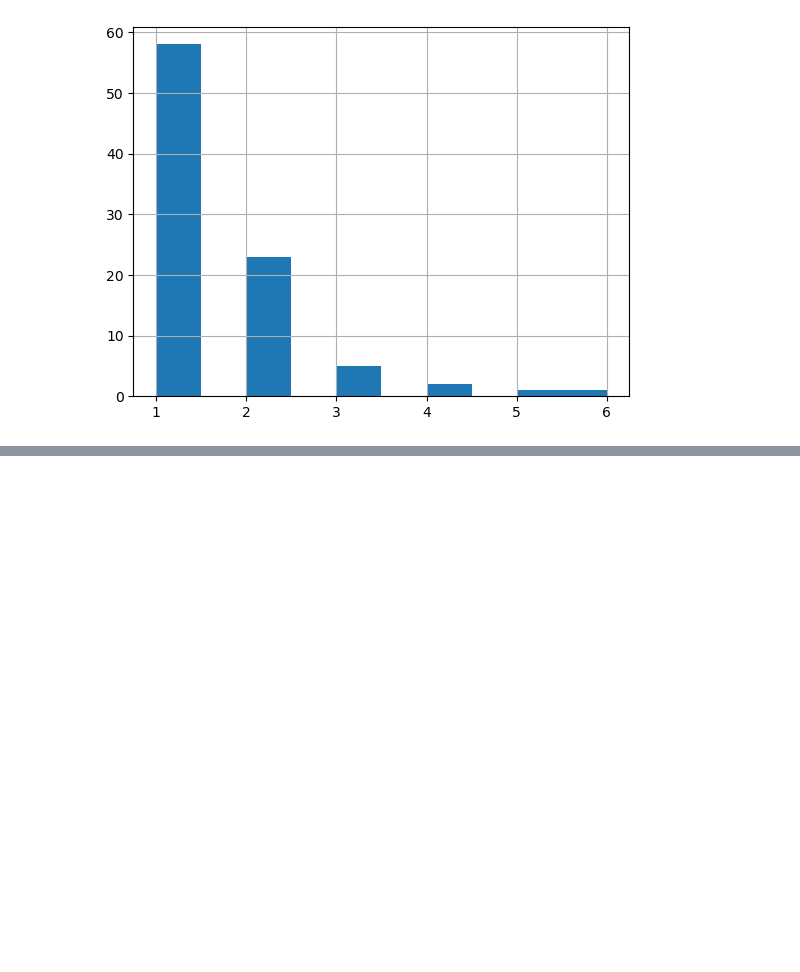
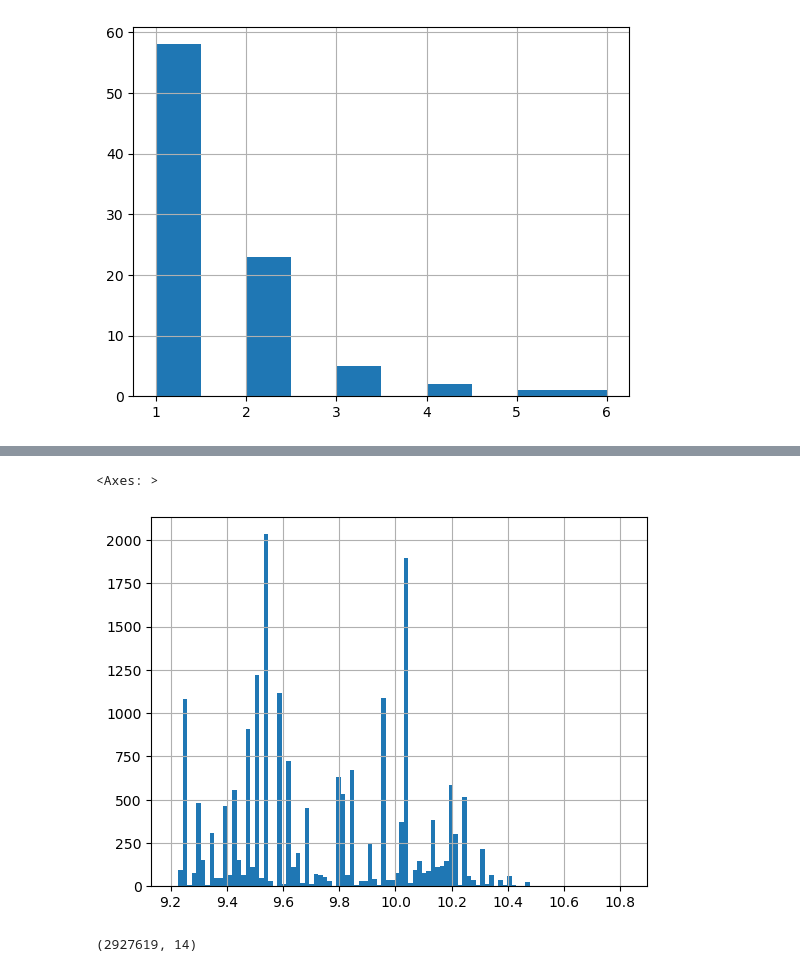
Before and after one commit to MarianSlassi/future_sales_prediction, a Jupyter notebook: notebooks/eda.ipynb, the cells around one changed output, grey strips where cells are left out. Saved outputs shown, nothing was run; the diff lists cells and outputs as text; code cells hidden in the pictures; blank space fills up the shorter version.

```diff
--- a/notebooks/eda.ipynb
+++ b/notebooks/eda.ipynb
@@ -228,0 +554,5 @@ df_eda['item_cnt_day'][df_eda['item_cnt_day'] > 100].value_counts().hist()
+# %%
+np.log1p(df_sorted[(df_sorted['item_price']>10000)&(df_sorted['item_price']<50000)]['item_price']).hist(bins=100)
+# %% [output]
+<Axes: >
+[figure, added]
@@ -228,0 +561,4 @@ df_eda['item_cnt_day'][df_eda['item_cnt_day'] > 100].value_counts().hist()
+# %%
+sales_cleaned.shape
+# %% [output]
+(2927619, 14)
```
Also changed, not shown: parts of 36 cells of this notebook, 3 other files.
